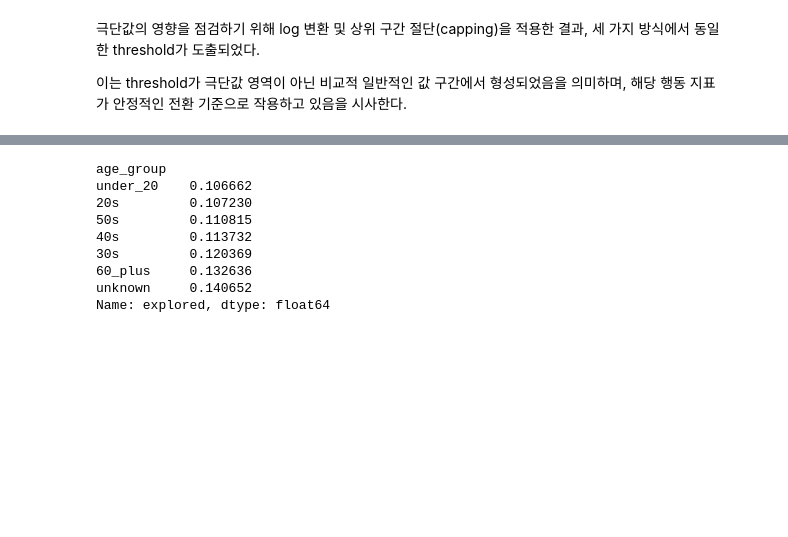
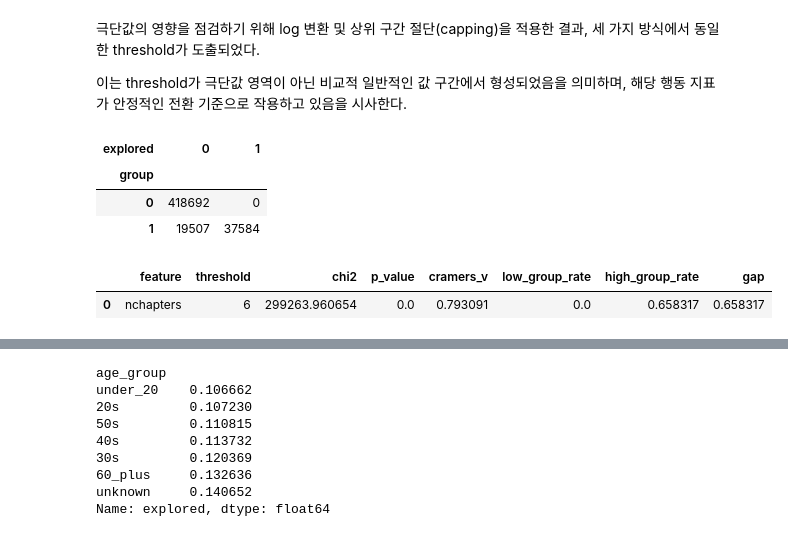
Before and after one commit to Ojirokim/data-analysis-practical-project, a Jupyter notebook: 김규열/교육EDA검정.ipynb, the cells around one changed output, grey strips where cells are left out. Saved outputs shown, nothing was run; the diff lists cells and outputs as text; code cells hidden in the pictures; blank space fills up the shorter version.

```diff
--- a/김규열/교육EDA검정.ipynb
+++ b/김규열/교육EDA검정.ipynb
@@ -1634,3 +1634,52 @@ plot_threshold_curves(temp_days, "explored", "capped", title_prefix="ndays_act (
 
 이는 threshold가 극단값 영역이 아닌 비교적 일반적인 값 구간에서 형성되었음을 의미하며,
 해당 행동 지표가 안정적인 전환 기준으로 작용하고 있음을 시사한다.
+# %%
+def cramers_v(confusion_matrix):
+    chi2 = chi2_contingency(confusion_matrix)[0]
+    n = confusion_matrix.sum().sum()
+    r, k = confusion_matrix.shape
+    return np.sqrt(chi2 / (n * (min(r, k) - 1)))
+
+def threshold_test(df, feature, threshold, target="explored"):
+    temp = df[[feature, target]].dropna().copy()
+
+    # threshold 기준 그룹 생성
+    temp["group"] = (temp[feature] >= threshold).astype(int)
+
+    # contingency table
+    ct = pd.crosstab(temp["group"], temp[target])
+
+    # chi-square
+    chi2, p, dof, expected = chi2_contingency(ct)
+
+    # effect size
+    v = cramers_v(ct)
+
+    # 전환율 계산
+    rates = ct.div(ct.sum(axis=1), axis=0)
+
+    result = {
+        "feature": feature,
+        "threshold": threshold,
+        "chi2": chi2,
+        "p_value": p,
+        "cramers_v": v,
+        "low_group_rate": rates.loc[0, 1] if 1 in rates.columns else 0,
+        "high_group_rate": rates.loc[1, 1] if 1 in rates.columns else 0,
+        "gap": (rates.loc[1, 1] - rates.loc[0, 1]) if 1 in rates.columns else 0
+    }
+
+    return ct, pd.DataFrame([result])
+# %%
+# nchapters ROC기반 threshold
+ct_chap, res_chap = threshold_test(df, "nchapters", 6)
+display(ct_chap)
+display(res_chap)
+# %% [output]
+| explored | 0 | 1 |
+| group |  |  |
+| 0 | 418692 | 0 |
+| 1 | 19507 | 37584 |
+|  | feature | threshold | chi2 | p_value | cramers_v | low_group_rate | high_group_rate | gap |
+| 0 | nchapters | 6 | 299263.960654 | 0.0 | 0.793091 | 0.0 | 0.658317 | 0.658317 |
```
Also changed, not shown: parts of 7 cells of this notebook.
